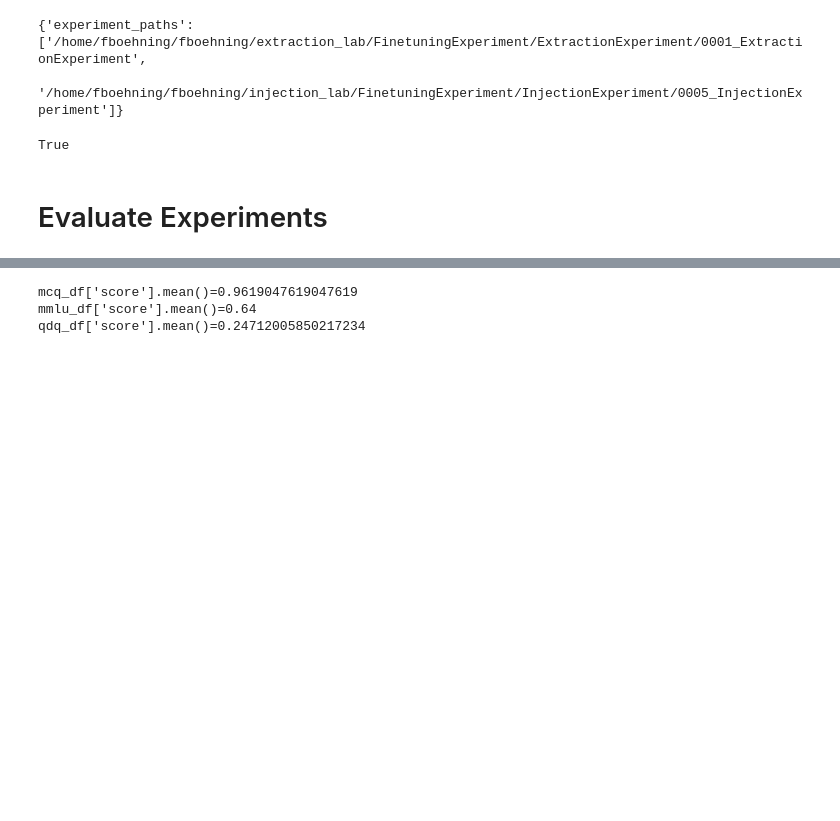
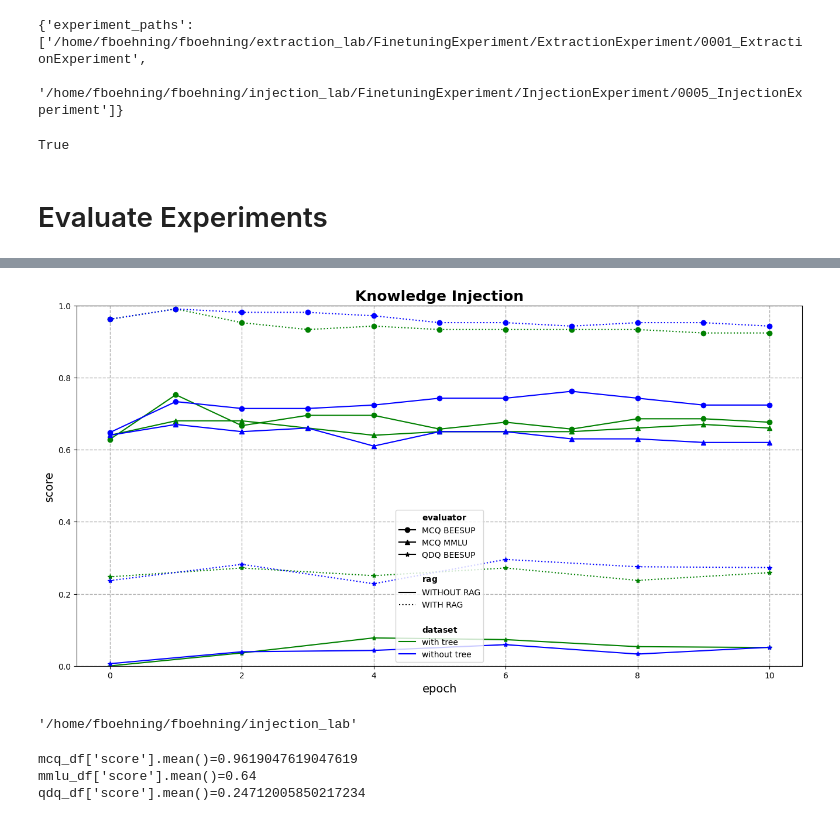
Before and after one commit to fee1ix/beesup_injection_lab, a Jupyter notebook: injection_notebook.ipynb, the cells around one changed output, grey strips where cells are left out. Cells and saved outputs as stored; diff of their text form; code cells hidden in the pictures; blank space fills up the shorter version.

```diff
--- a/injection_notebook.ipynb
+++ b/injection_notebook.ipynb
@@ -117,7 +94,7 @@ View run at http://k8s.tu-ilmenau.de:31020/mase-students/fboehning_beesup_inject
 <wandb.sdk.wandb_run.Run at 0x...>
 # %%
 #Load Model
-llm_pipe=LlamaPipeline(1)
+llm_pipe=LlamaPipeline()
 llm_pipe.prepare_inference()
 model=copy.deepcopy(llm_pipe.get_model())
 # %% [output]
@@ -2031,0 +2341,18 @@ def get_mce_loss(sample):
+# %%
+#Analyse MCE Loss
+plot_df=scores_df[
+    (~scores_df.tag.isin(['ffq:1','ffq:1-rag','mcq:2-rag']))
+    #& (scores_df.experiment_id.isin([15,16]))
+    ].copy()
+
+
+plot_df['evaluator_styledict']=plot_df.apply(get_evaluator_styledict, axis=1)
+plot_df['rag_styledict']=plot_df.apply(get_rag_styledict, axis=1)
+plot_df['dataset_styledict']=plot_df.apply(get_dataset_styledict, axis=1)
+#plot_df['lora_styledict']=plot_df.apply(get_lora_styledict, axis=1)
+
+stylerows_df=get_stylerows_df(plot_df)
+stylemap_dict=get_stylemap_dict(stylerows_df)
+plot_df['styledict']=plot_df.apply(lambda x: get_merged_styledict(x, stylemap_dict),axis=1)
+
+plot_df
@@ -2031,0 +2369,35 @@ def get_mce_loss(sample):
+# %%
+import matplotlib.pyplot as plt
+
+TITLE_FONTSIZE=18
+AX_FONTSIZE=14
+
+plt.figure(figsize=(16, 8))
+
+x_col='epoch'
+y_col='score'
+
+for i,plot_row in plot_df.iterrows():
+    plt.plot(plot_row[x_col],plot_row[y_col],**plot_row['styledict'])
+
+plt.legend(
+    handles=get_handles(plot_df),
+    #loc='lower right',
+    #bbox_to_anchor=(1, 1.0,0.0,0.0),
+    #ncol=1,
+    #fontsize=AX_FONTSIZE
+    )
+
+plt.grid(axis='x', which='major', linestyle='--', linewidth='1.0') #for presentation linewidth='2.0' better
+plt.grid(axis='y', which='major', linestyle='--', linewidth='1.0')
+plt.grid(axis='y', which='minor', linestyle=':', linewidth='1.0')
+
+plt.ylim(0, 1.0)
+
+plt.title('Knowledge Injection',fontweight='bold',fontsize=TITLE_FONTSIZE)
+plt.xlabel(x_col,fontsize=AX_FONTSIZE)
+plt.ylabel(y_col,fontsize=AX_FONTSIZE)
+
+plt.show()
+# %% [output]
+[figure, added]
@@ -2032,3 +2406,8 @@ def get_mce_loss(sample):
+# %%
+import os
+os.getcwd()
+# %% [output]
+'/home/fboehning/fboehning/injection_lab'
 # %%
 path_prefix='/home/fboehning/fboehning/injection_lab/FinetuningExperiment/InjectionExperiment/0002_InjectionExperiment'
 
```
Also changed, not shown: parts of 45 cells of this notebook, 8 other files.
